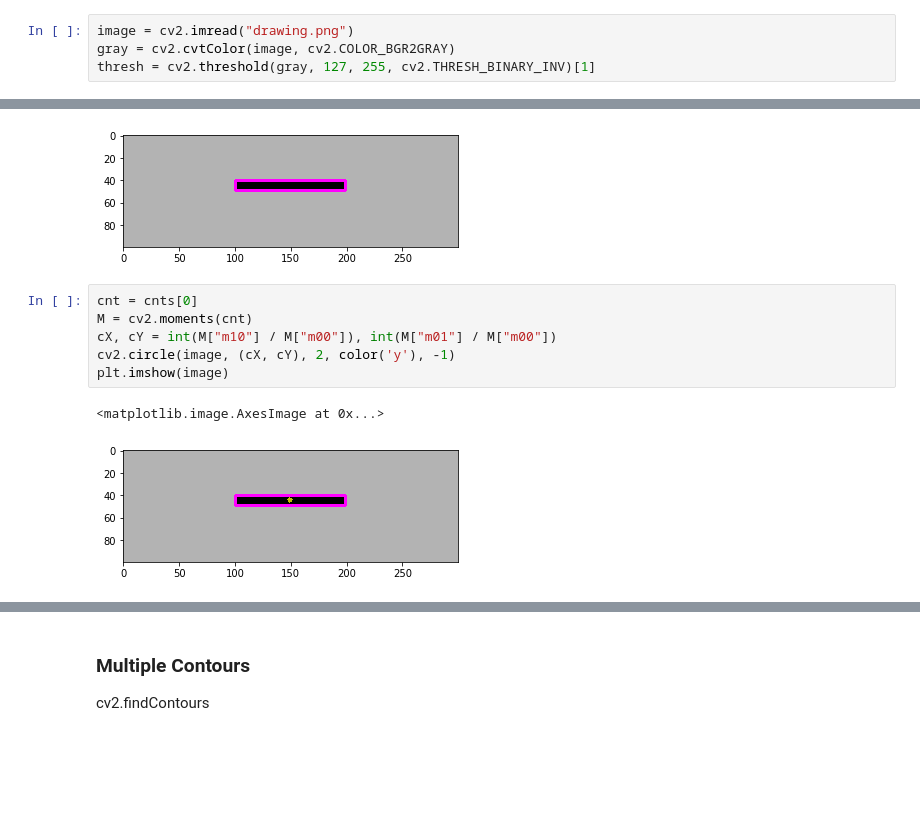
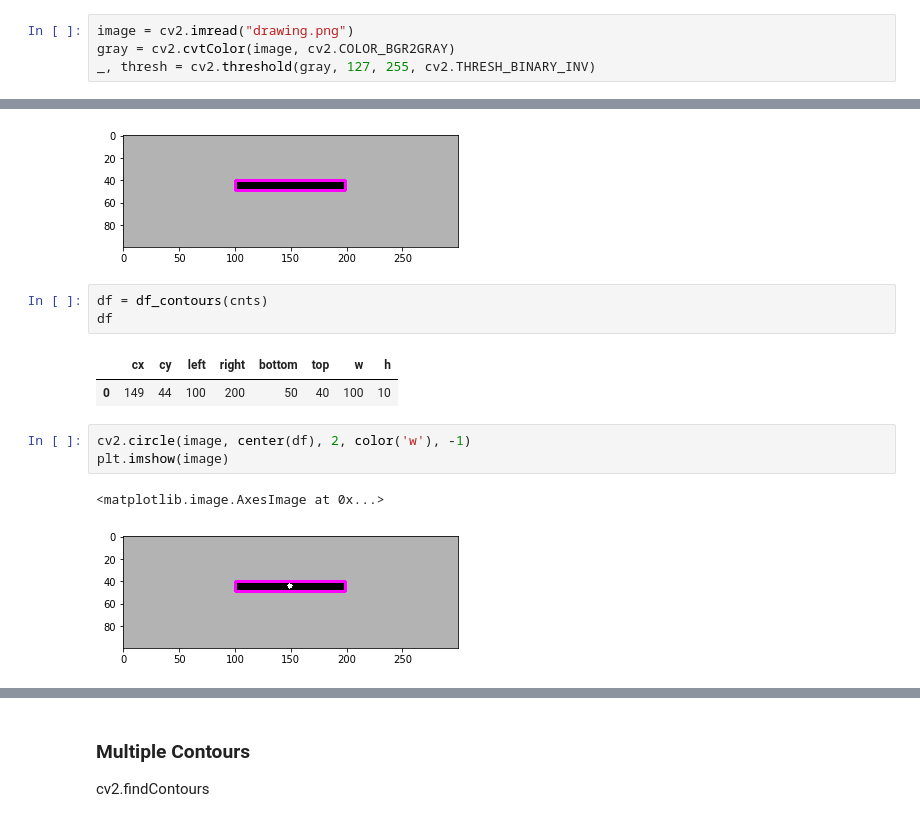
Before and after one commit to jrovegno/opencv, a Jupyter notebook: OpenCV_01.ipynb, the cells around one changed output, grey strips where cells are left out. Saved outputs shown, nothing was run; the diff lists cells and outputs as text; blank space fills up the shorter version.

```diff
--- a/OpenCV tests.ipynb
+++ b/OpenCV_01.ipynb
@@ -35,7 +58,7 @@ imutils.auto_canny
 # %%
 image = cv2.imread("drawing.png")
 gray = cv2.cvtColor(image, cv2.COLOR_BGR2GRAY)
-thresh = cv2.threshold(gray, 127, 255, cv2.THRESH_BINARY_INV)[1]
+_, thresh = cv2.threshold(gray, 127, 255, cv2.THRESH_BINARY_INV)
 # %%
 _ = plt.hist(gray.ravel())
 # %% [output]
@@ -54,13 +77,16 @@ plt.imshow(image)
 # %% [output]
 <matplotlib.image.AxesImage at 0x...>
 [figure]
-# %%
-cnt = cnts[0]
-M = cv2.moments(cnt)
-cX, cY = int(M["m10"] / M["m00"]), int(M["m01"] / M["m00"])
-cv2.circle(image, (cX, cY), 2, color('y'), -1)
-plt.imshow(image)
-# %% [output]
-<matplotlib.image.AxesImage at 0x...>
-[figure, removed]
+# %%
+df = df_contours(cnts)
+df
+# %% [output]
+|  | cx | cy | left | right | bottom | top | w | h |
+| 0 | 149 | 44 | 100 | 200 | 50 | 40 | 100 | 10 |
+# %%
+cv2.circle(image, center(df), 2, color('w'), -1)
+plt.imshow(image)
+# %% [output]
+<matplotlib.image.AxesImage at 0x...>
+[figure, added]
 # %%
```
Also changed, not shown: parts of 7 cells of this notebook.
